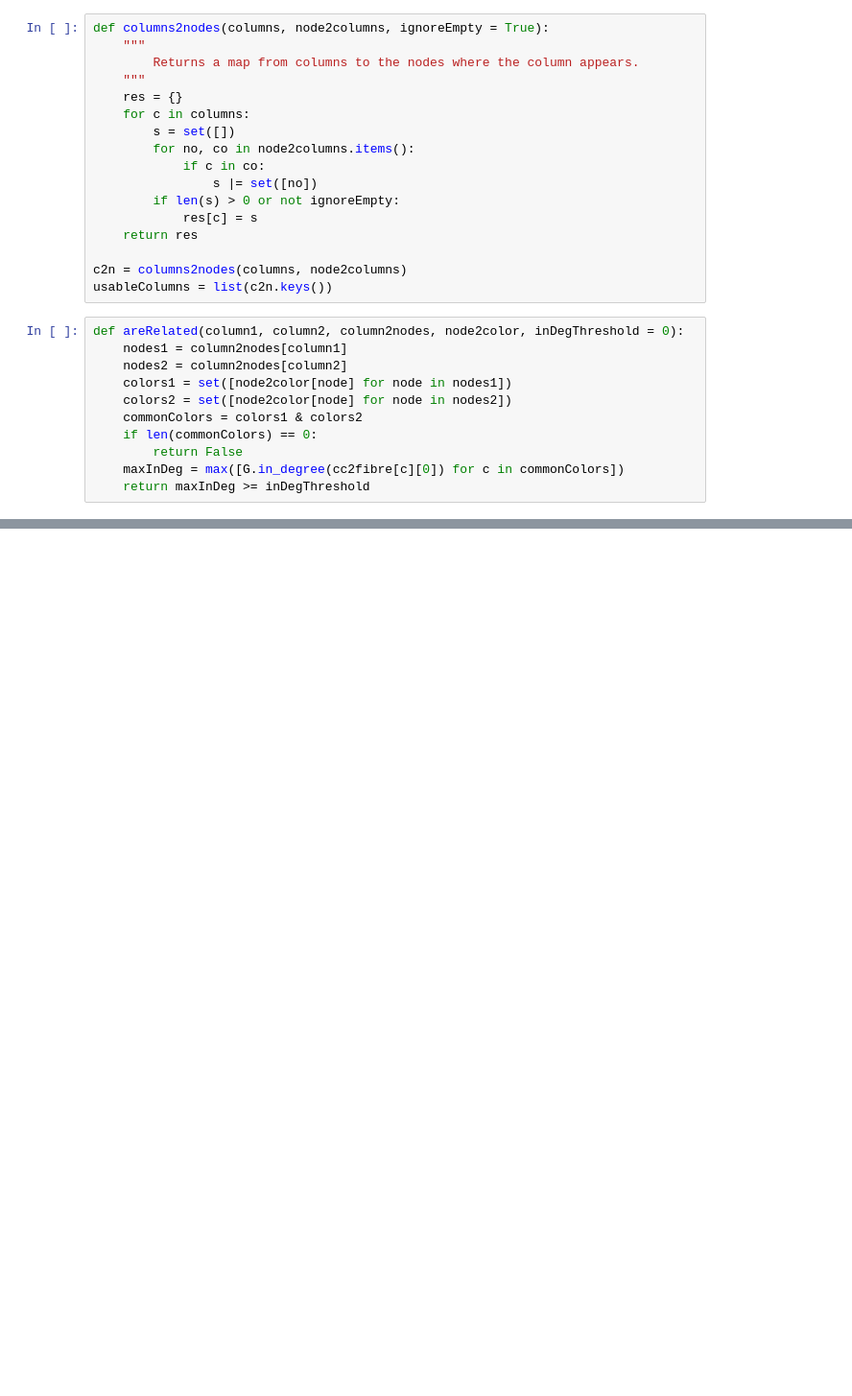
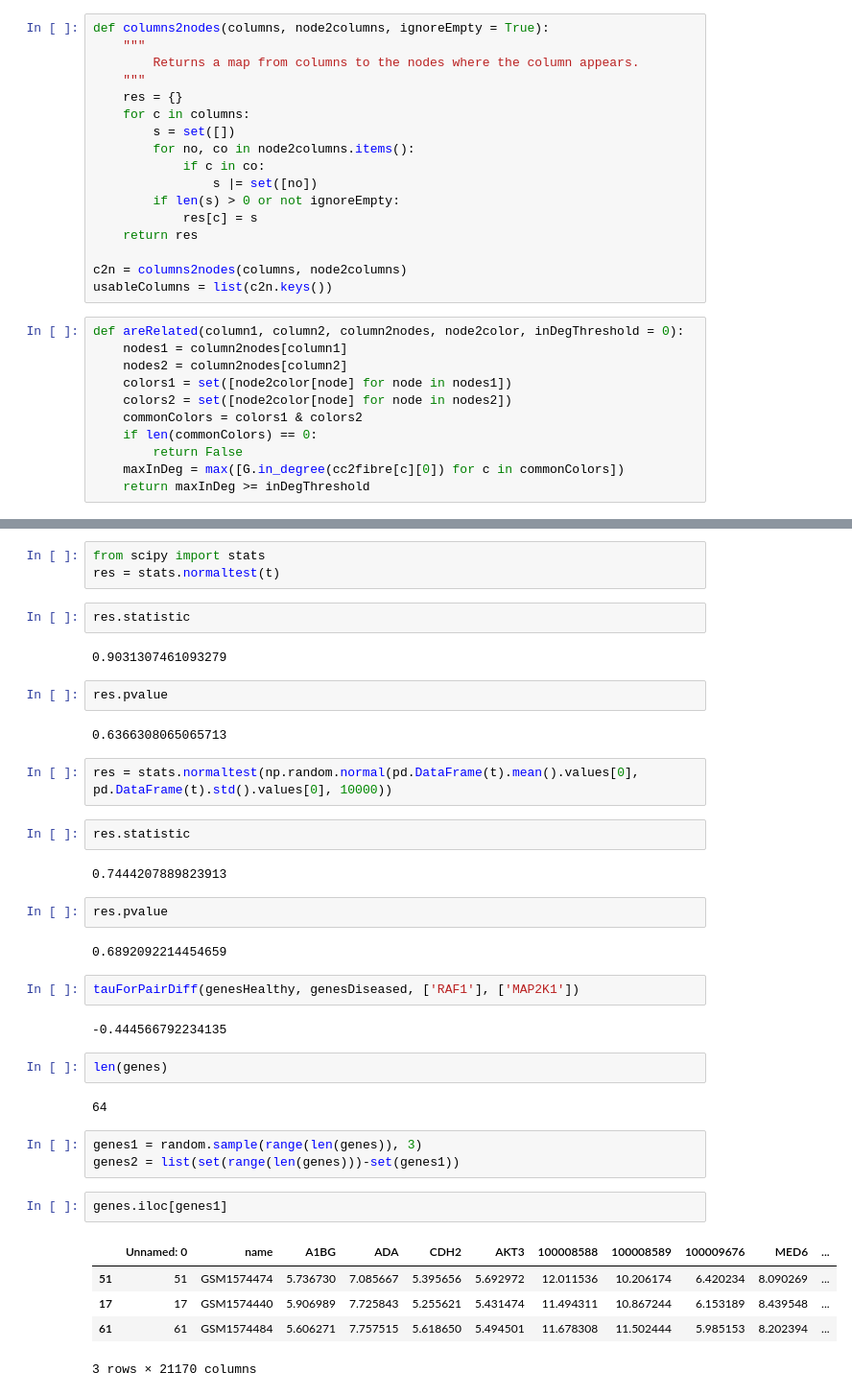
Before and after one commit to boldip/qf, a Jupyter notebook: src/work-caterinaStefano.ipynb, the cells around one changed output, grey strips where cells are left out. Shown: that part at 96% size. Cells and saved outputs as stored; diff of their text form; blank space fills up the shorter version.

```diff
--- a/src/work-caterinaStefano.ipynb
+++ b/src/work-caterinaStefano.ipynb
@@ -522,0 +579,40 @@ for pair in superpathwayDict[superpathway]:
+# %%
+from scipy import stats
+res = stats.normaltest(t)
+# %%
+res.statistic
+# %% [output]
+0.9031307461093279
+# %%
+res.pvalue
+# %% [output]
+0.6366308065065713
+# %%
+res = stats.normaltest(np.random.normal(pd.DataFrame(t).mean().values[0], pd.DataFrame(t).std().values[0], 10000))
+# %%
+res.statistic
+# %% [output]
+0.7444207889823913
+# %%
+res.pvalue
+# %% [output]
+0.6892092214454659
+# %%
+tauForPairDiff(genesHealthy, genesDiseased, ['RAF1'], ['MAP2K1'])
+# %% [output]
+-0.444566792234135
+# %%
+len(genes)
+# %% [output]
+64
+# %%
+genes1 = random.sample(range(len(genes)), 3)
+genes2 = list(set(range(len(genes)))-set(genes1))
+# %%
+genes.iloc[genes1]
+# %% [output]
+|  | Unnamed: 0 | name | A1BG | ADA | CDH2 | AKT3 | 100008588 | 100008589 | 100009676 | MED6 | ... |
+| 51 | 51 | GSM1574474 | 5.736730 | 7.085667 | 5.395656 | 5.692972 | 12.011536 | 10.206174 | 6.420234 | 8.090269 | ... |
+| 17 | 17 | GSM1574440 | 5.906989 | 7.725843 | 5.255621 | 5.431474 | 11.494311 | 10.867244 | 6.153189 | 8.439548 | ... |
+| 61 | 61 | GSM1574484 | 5.606271 | 7.757515 | 5.618650 | 5.494501 | 11.678308 | 11.502444 | 5.985153 | 8.202394 | ... |
+3 rows × 21170 columns
```
Also changed, not shown: parts of 14 cells of this notebook.
